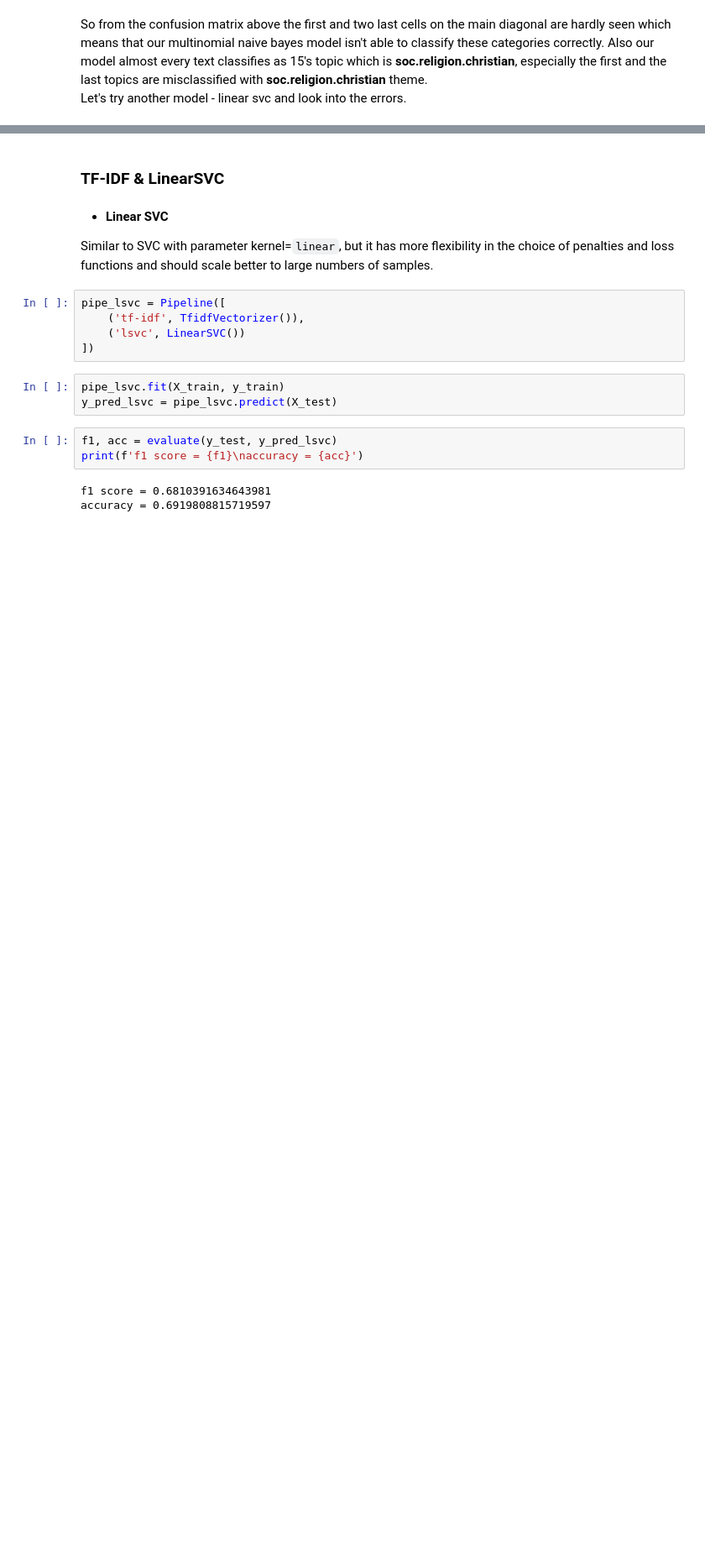
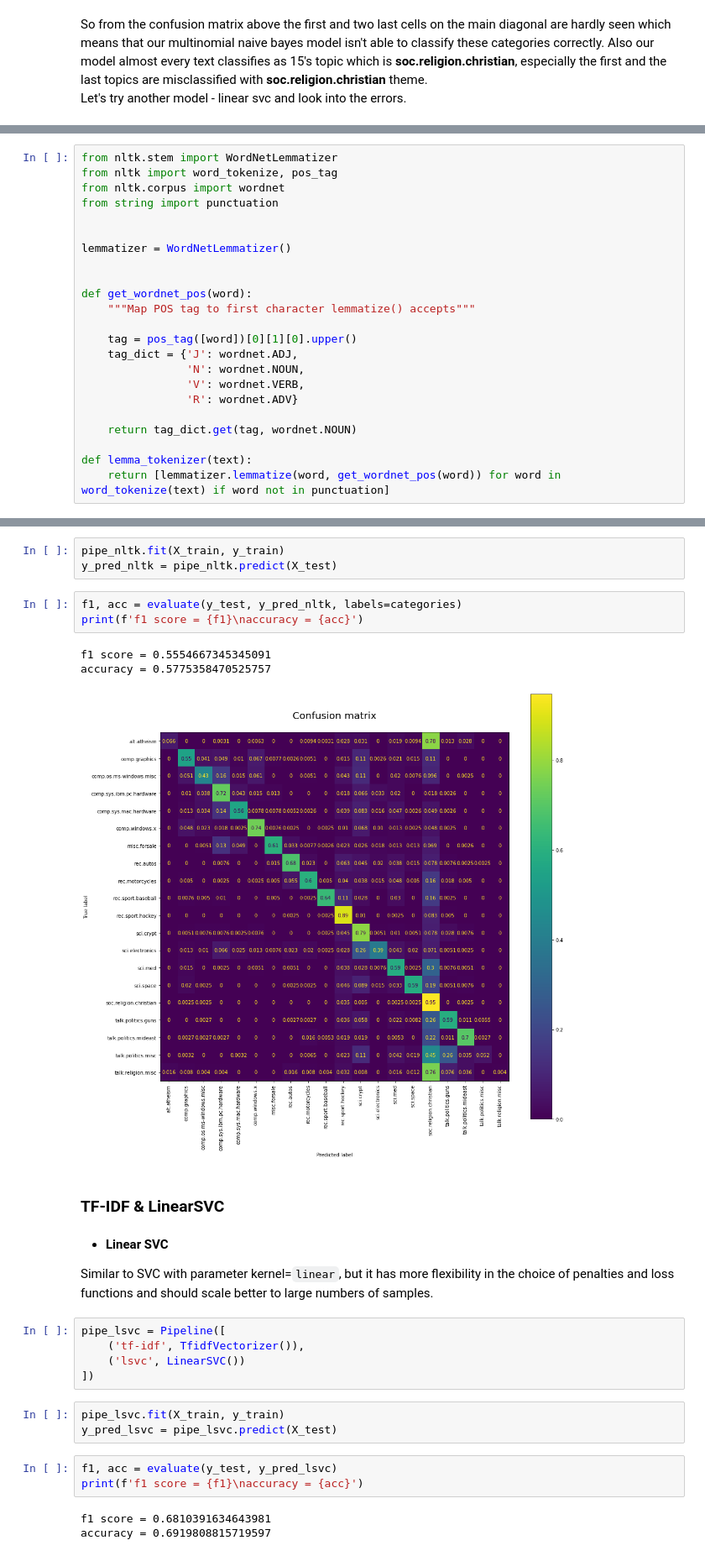
Before and after one commit to Dosann/NLP-text-classification, a Jupyter notebook: 20newsgroups.ipynb, the cells around one changed output, grey strips where cells are left out. Shown at 84% size. Drawn from its saved outputs; the diff is of its cells as text; blank space fills up the shorter version.

```diff
--- a/20newsgroups.ipynb
+++ b/20newsgroups.ipynb
@@ -130,0 +177,23 @@ So from the confusion matrix above the first and two last cells on the main diag
+# %%
+from nltk.stem import WordNetLemmatizer
+from nltk import word_tokenize, pos_tag
+from nltk.corpus import wordnet
+from string import punctuation
+
+
+lemmatizer = WordNetLemmatizer()
+
+
+def get_wordnet_pos(word):
+    """Map POS tag to first character lemmatize() accepts"""
+
+    tag = pos_tag([word])[0][1][0].upper()
+    tag_dict = {'J': wordnet.ADJ,
+                'N': wordnet.NOUN,
+                'V': wordnet.VERB,
+                'R': wordnet.ADV}
+
+    return tag_dict.get(tag, wordnet.NOUN)
+
+def lemma_tokenizer(text):
+    return [lemmatizer.lemmatize(word, get_wordnet_pos(word)) for word in word_tokenize(text) if word not in punctuation]
@@ -131,3 +223,13 @@ So from the confusion matrix above the first and two last cells on the main diag
+# %%
+pipe_nltk.fit(X_train, y_train)
+y_pred_nltk = pipe_nltk.predict(X_test)
+# %%
+f1, acc = evaluate(y_test, y_pred_nltk, labels=categories)
+print(f'f1 score = {f1}\naccuracy = {acc}')
+# %% [output]
+f1 score = 0.5554667345345091
+accuracy = 0.5775358470525757
+[figure, added]
 # %% [markdown]
 ### TF-IDF & LinearSVC
 # %% [markdown]
```
Also changed, not shown: parts of 37 cells of this notebook.
